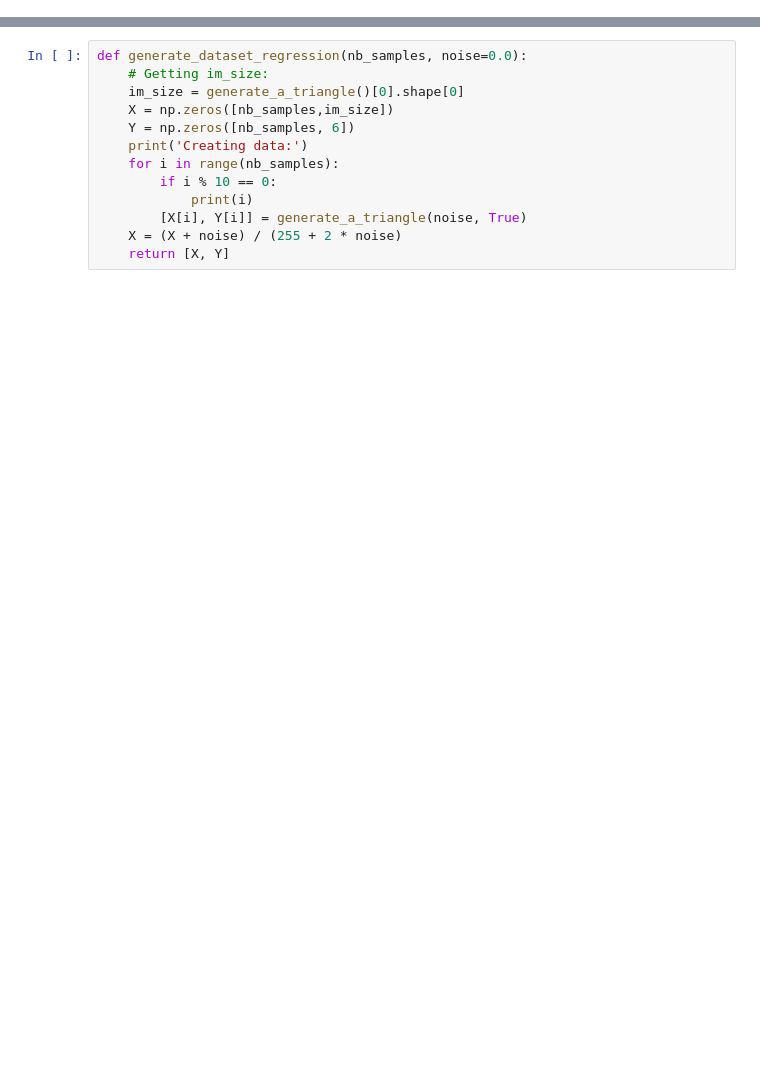
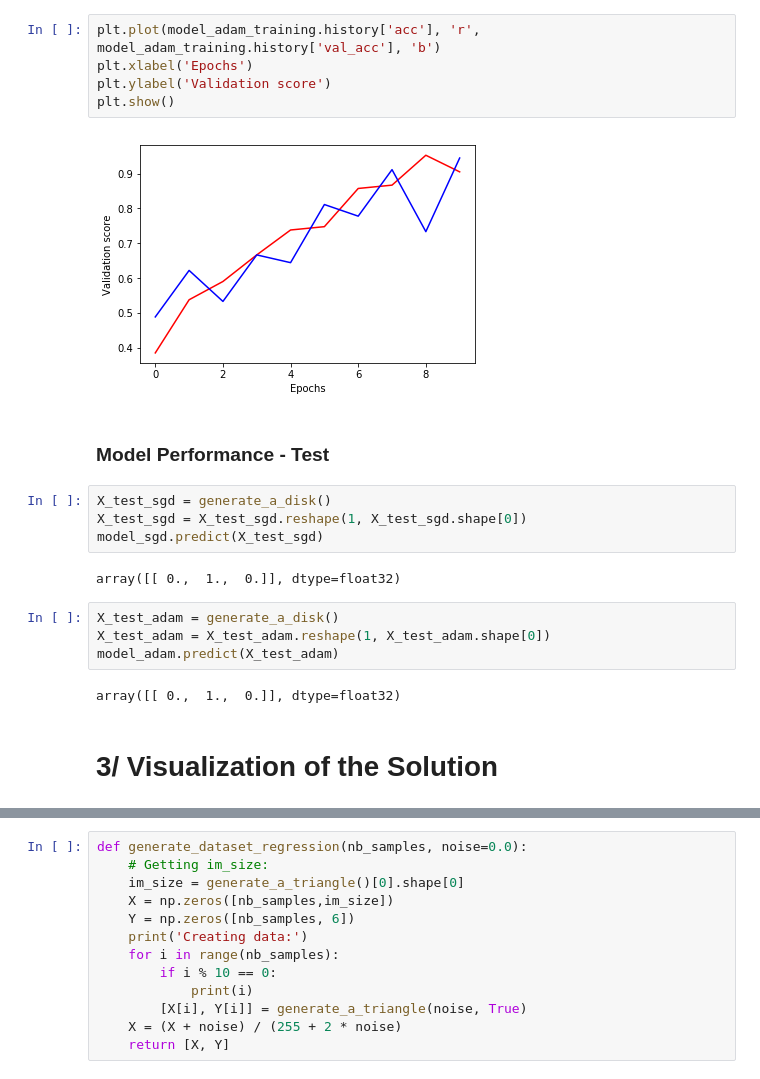
Before and after one commit to kdlinda/Deep-Learning, a Jupyter notebook: Miniproject_1_Classification and Regression.ipynb, the cells around one changed output, grey strips where cells are left out. Drawn from its saved outputs; the diff is of its cells as text; blank space fills up the shorter version.

```diff
--- a/Miniproject_1_Classification and Regression.ipynb
+++ b/Miniproject_1_Classification and Regression.ipynb
@@ -113,0 +298,23 @@ def generate_test_set_classification():
+# %%
+plt.plot(model_adam_training.history['acc'], 'r', model_adam_training.history['val_acc'], 'b')
+plt.xlabel('Epochs')
+plt.ylabel('Validation score')
+plt.show()
+# %% [output]
+[figure, added]
+# %% [markdown]
+### Model Performance - Test
+# %%
+X_test_sgd = generate_a_disk()
+X_test_sgd = X_test_sgd.reshape(1, X_test_sgd.shape[0])
+model_sgd.predict(X_test_sgd)
+# %% [output]
+array([[ 0.,  1.,  0.]], dtype=float32)
+# %%
+X_test_adam = generate_a_disk()
+X_test_adam = X_test_adam.reshape(1, X_test_adam.shape[0])
+model_adam.predict(X_test_adam)
+# %% [output]
+array([[ 0.,  1.,  0.]], dtype=float32)
+# %% [markdown]
+# 3/ Visualization of the Solution
```
Also changed, not shown: parts of 76 cells of this notebook, 2 other files.
